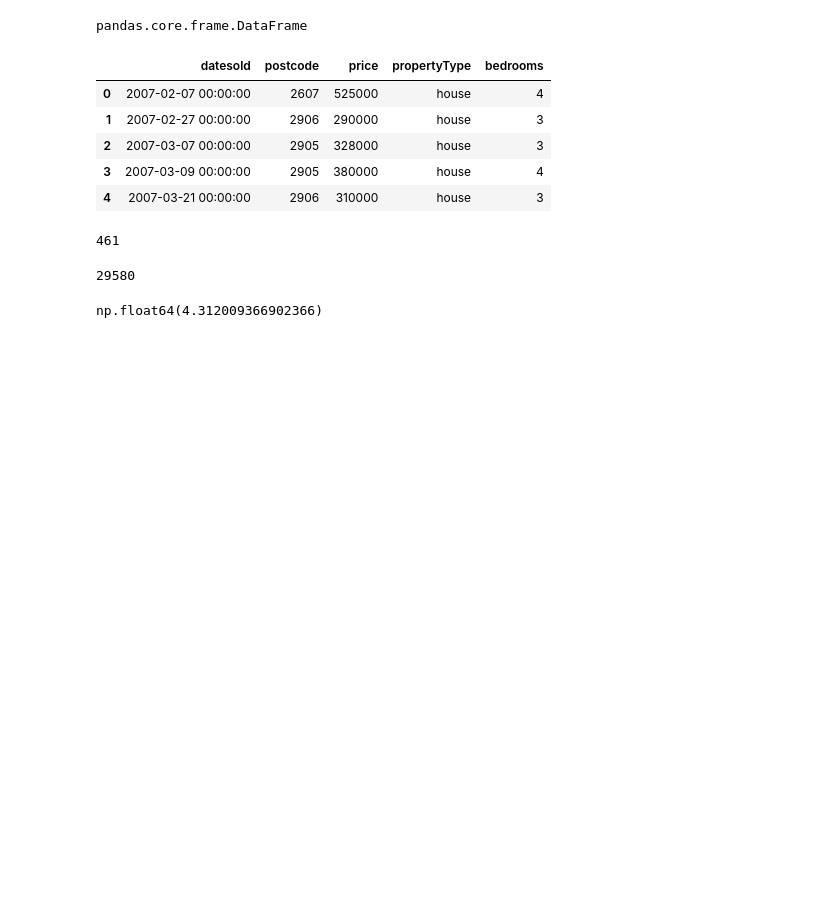
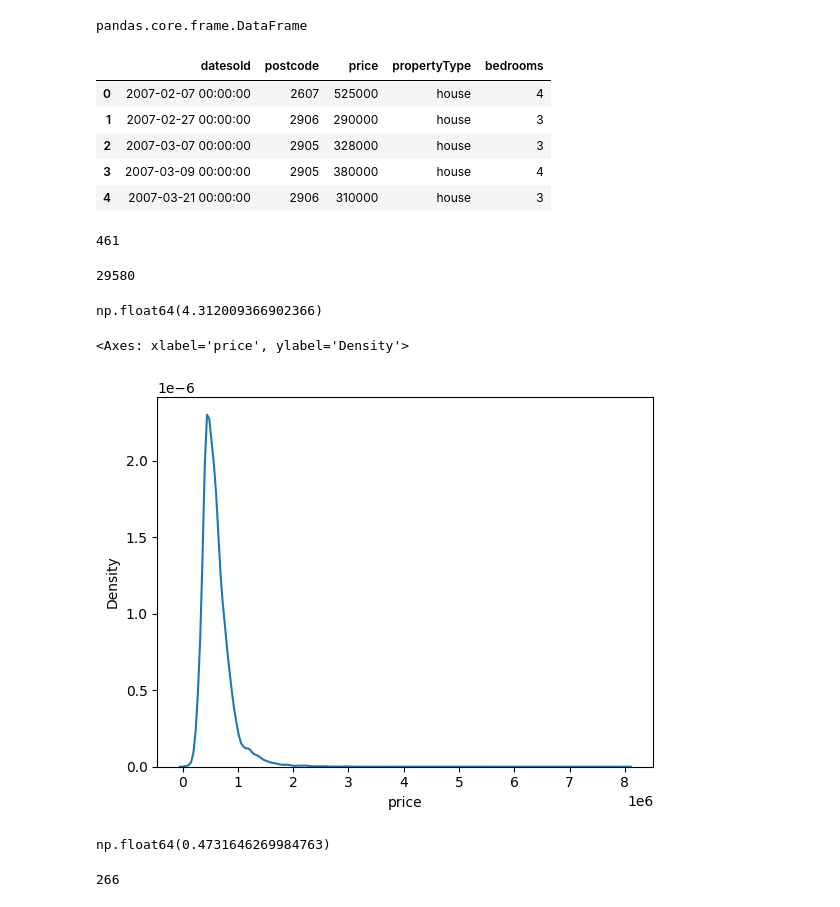
Before and after one commit to samvillasmith/EDA, a Jupyter notebook: Outliers.ipynb, the cells around one changed output. Saved outputs shown, nothing was run; the diff lists cells and outputs as text; code cells hidden in the pictures; blank space fills up the shorter version.

```diff
--- a/Outliers.ipynb
+++ b/Outliers.ipynb
@@ -57,3 +71,8 @@ len(data)
 data.price.skew()
 # %% [output]
 np.float64(4.312009366902366)
+# %%
+sns.kdeplot(data.price)
+# %% [output]
+<Axes: xlabel='price', ylabel='Density'>
+[figure, added]
@@ -59,0 +81,4 @@ np.float64(4.312009366902366)
+# %%
+data.price_transformed.skew()
+# %% [output]
+np.float64(0.4731646269984763)
@@ -59,0 +87,4 @@ np.float64(4.312009366902366)
+# %%
+len(list_2)
+# %% [output]
+266
```
Also changed, not shown: parts of 23 cells of this notebook.
